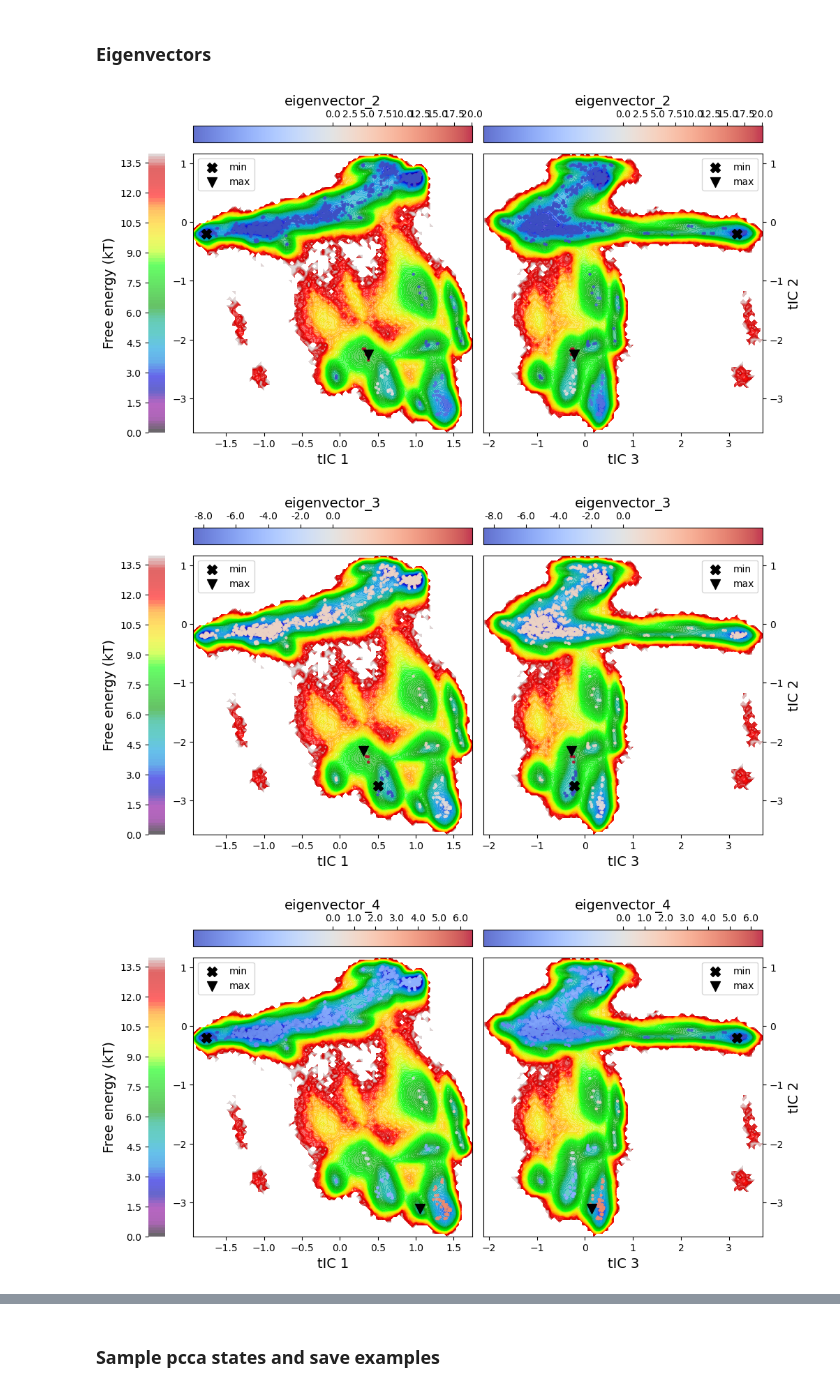
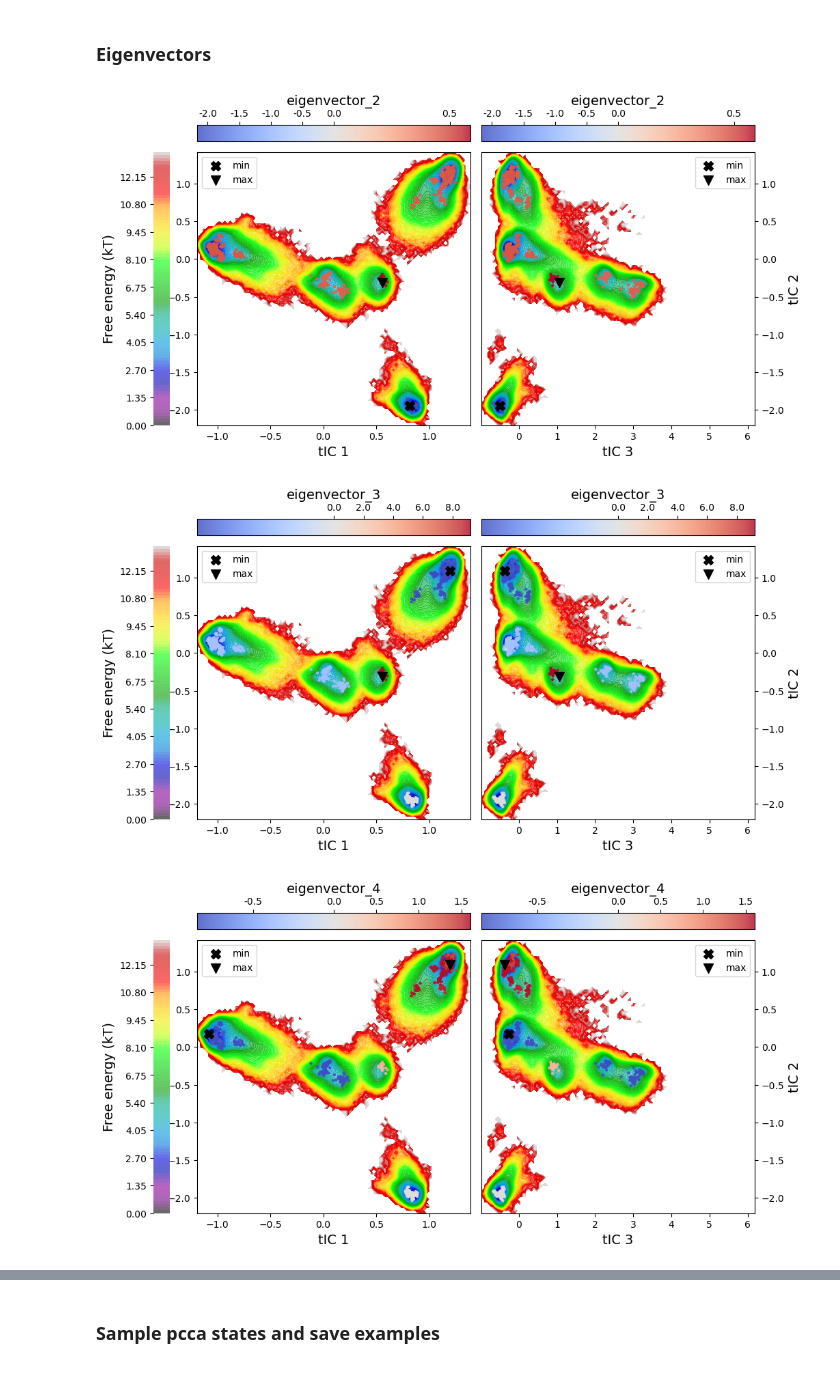
Before and after one commit to meyresearch/kinase_analysis, a Jupyter notebook: analysis_validate_model.ipynb, the cells around one changed output, grey strips where cells are left out. Saved outputs shown, nothing was run; the diff lists cells and outputs as text; code cells hidden in the pictures.

Commit message:
Update abl figures and samples

```diff
--- a/analysis_validate_model.ipynb
+++ b/analysis_validate_model.ipynb
@@ -71,6 +74,7 @@ hp_dict
  'cluster__maxiter': 1000,
  'markov__lag': 100}
 # %%
+ftraj_dir = Path(f'data_{protein}/ftrajs')
 ftrajs, traj_mapping = get_data(trajlen_cutoff=hp_dict.trajlen__cutoff, features=features, ftraj_dir=ftraj_dir)
 # %% [output]
 Loading feature:  dbdist
@@ -98,7 +98,10 @@ msm_mod = msm.MaximumLikelihoodMSM(reversible=True, lagtime=hp_dict.markov__lag)
 traj_weights = msm_mod.compute_trajectory_weights(dtrajs)
 np.save(savedir/f'msm_tmat.npy', msm_mod.transition_matrix)
 # %%
-count_mod = TransitionCountEstimator(lagtime=hp_dict.markov__lag, count_mode='sliding').fit_fetch(dtrajs)
+count_mod = TransitionCountEstimator(lagtime=hp_dict.markov__lag, count_mode='sliding', n_states=hp_dict.cluster__k).fit_fetch(dtrajs)
+connected_states = estimation.largest_connected_set(count_mod.count_matrix)
 msm_mod = msm.MaximumLikelihoodMSM(reversible=True).fit_fetch(count_mod)
 traj_weights = msm_mod.compute_trajectory_weights(dtrajs)
+print(estimation.is_connected(msm_mod.transition_matrix))
 np.save(savedir/f'msm_tmat.npy', msm_mod.transition_matrix)
+np.save(savedir/f'msm_tcmat.npy', count_mod.count_matrix)
@@ -176,8 +183,7 @@ plot_pcca(state_assignment = pcca_mod.assignments,
 # %% [markdown]
 ### Project starting conformations onto tICA space
 # %%
-crystal_files = Path("./human_egfr/").rglob("kinoml*.pdb")
-crystal_files = natsorted([str(f) for f in crystal_files])
+crystal_files = natsorted([str(f) for f in Path(f"/arc/human_{protein}/").rglob("kinoml*.pdb")])
 
 frames = []
 for crystal in crystal_files:
@@ -187,9 +193,10 @@ for crystal in crystal_files:
 crystals = md.join(frames)
 crystals = crystals.superpose(crystals, 0)
 # %%
-from funcs_featurise import *
+from funcs_abl_featurise import *
+# from funcs_featurise import *
 
-featurisers = [dbdist_featuriser, dbdihed_featuriser, aloop_featuriser, ploopdihed_featuriser, achelix_featuriser]
+featurisers = [dbdist_featuriser, dbdihed_featuriser, aloop_featuriser, achelix_featuriser]
 
 c_ftrajs = []
 for f in featurisers:
@@ -242,12 +249,12 @@ plot_mfpt_matrix(mfpt = mfpt,
 # %%
 for ev_id in range(6):
         plot_ev(ev = msm_mod.eigenvectors_right()[:,ev_id+1],
-                c_centers = kmeans_mod.cluster_centers_,
+                c_centers = kmeans_mod.cluster_centers_[connected_states,:],
                 traj_all = ttraj_cat,
                 traj_weights = np.concatenate(traj_weights,axis=0),
                 title = f'eigenvector_{ev_id+2}',
                 savedir = savedir/f'eigenvector_{ev_id+2}.png')
 # %% [output]
-[figure, old version]
+[figure, new version]
-[figure, old version]
+[figure, new version]
-[figure, old version]
+[figure, new version]
```
Also changed, not shown: parts of 20 cells of this notebook, 36 other files.
